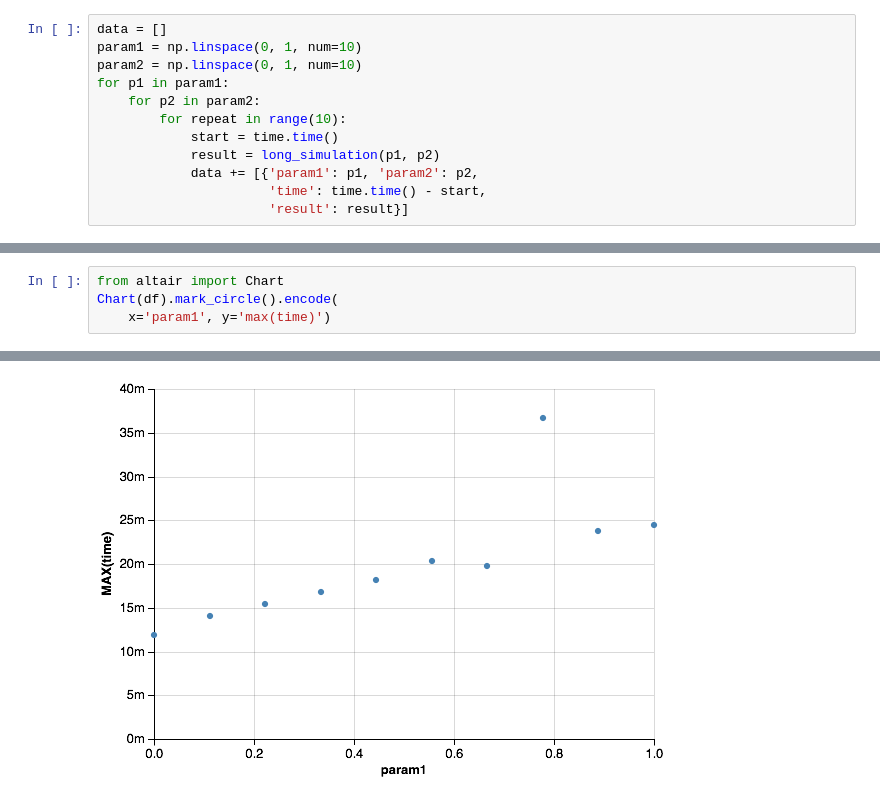
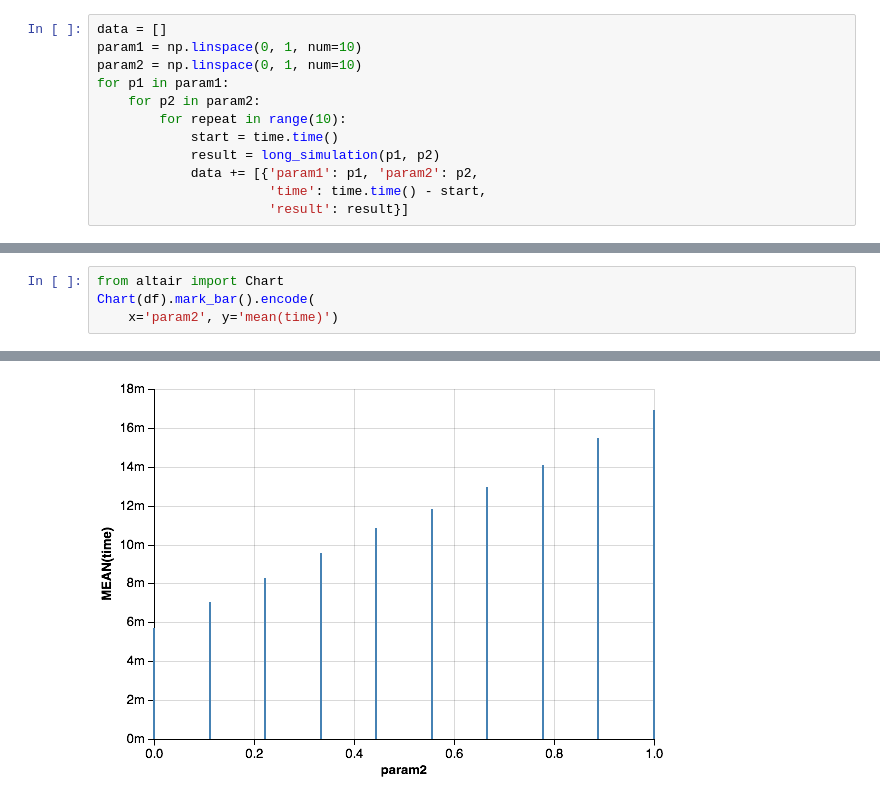
Before and after one commit to stsievert/talks, a Jupyter notebook: 2017-forward-summit/Example.ipynb, the cells around one changed output, grey strips where cells are left out. Cells and saved outputs as stored; diff of their text form.

```diff
--- a/2017-forward-summit/Example.ipynb
+++ b/2017-forward-summit/Example.ipynb
@@ -50,7 +50,7 @@ df.head()
 # %%
 from altair import Chart
-Chart(df).mark_circle().encode(
-    x='param1', y='max(time)')
+Chart(df).mark_bar().encode(
+    x='param2', y='mean(time)')
 # %% [output]
 [interactive output not drawn]
-[figure, old version]
+[figure, new version]
```
Also changed, not shown: parts of 1 cell of this notebook, 4 other files.
